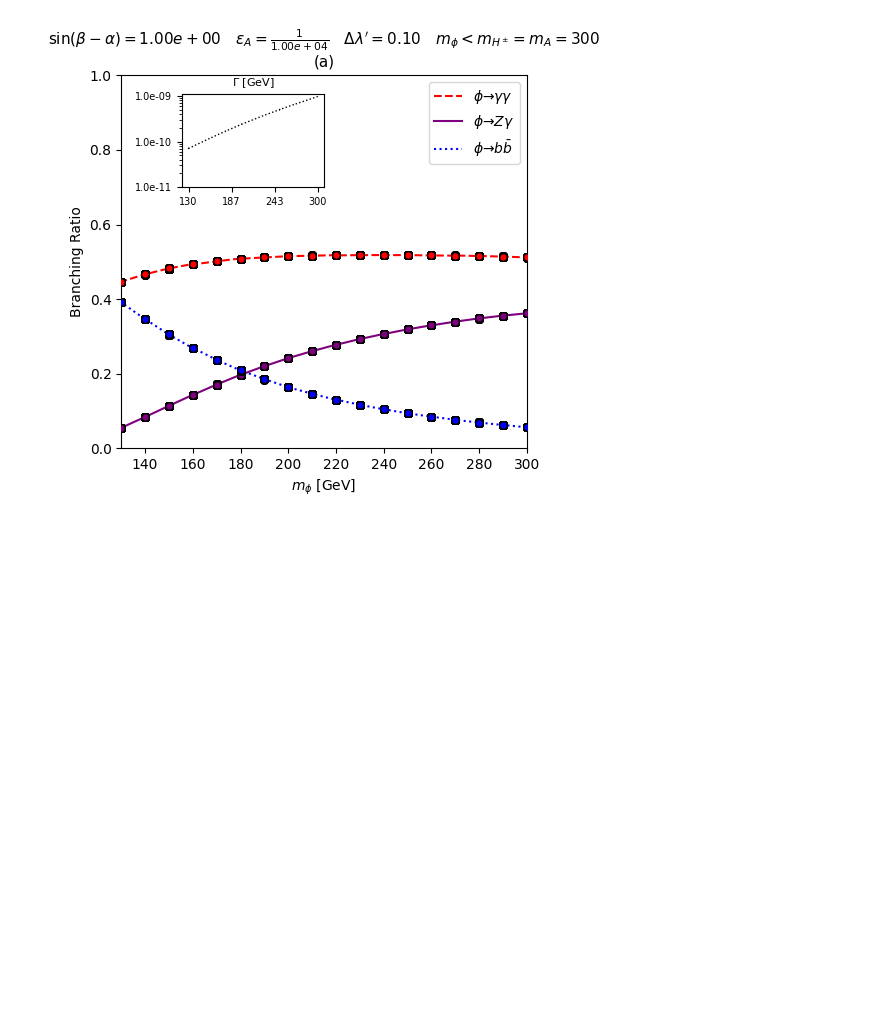
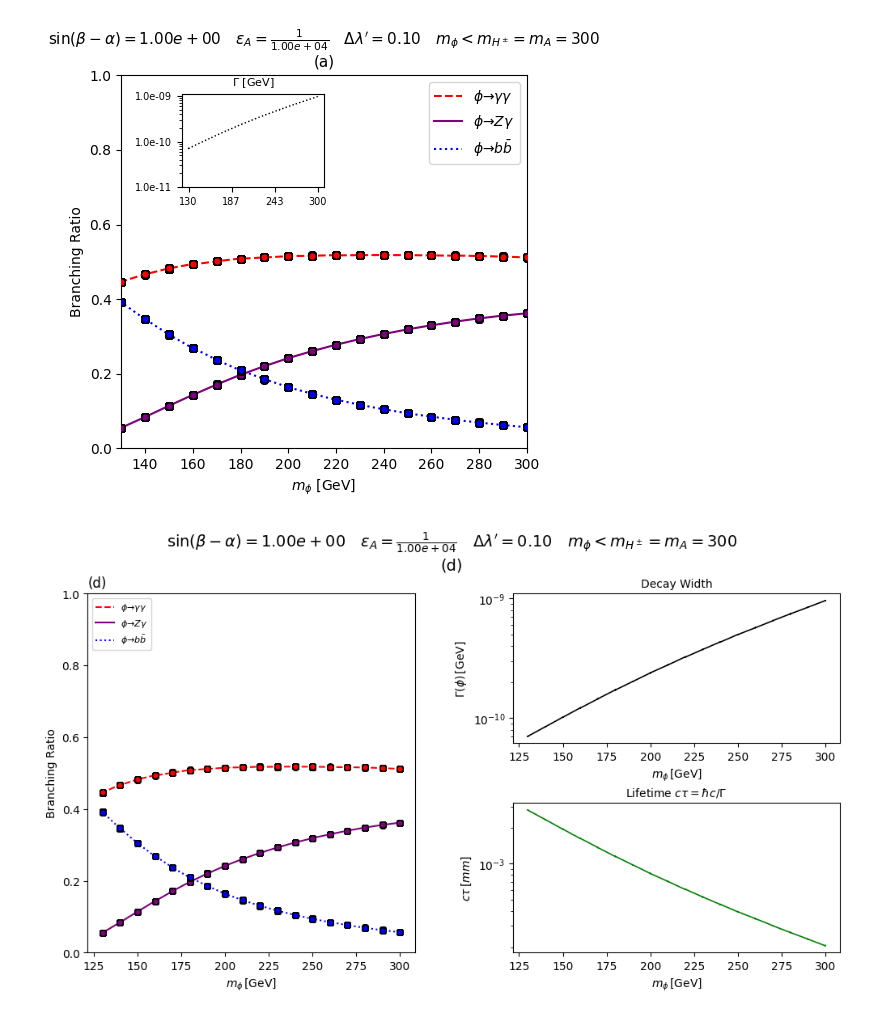
Before and after one commit to fbientrigo/dihiggs, a Jupyter notebook: mlpython/06_valid_points/06c_construcGraph.ipynb, the cells around one changed output. Drawn from its saved outputs; the diff is of its cells as text; code cells hidden in the pictures; blank space fills up the shorter version.

Commit message:
working version parall and results from phys model at tan1e4

```diff
--- a/mlpython/06_valid_points/06c_construcGraph.ipynb
+++ b/mlpython/06_valid_points/06c_construcGraph.ipynb
@@ -200,3 +177,11 @@ for idx, row in df_curve.iterrows():
 plot_branchings(results, subplot_tag="(a)")
 # %% [output]
 [figure]
+# %%
+plot_branchings_and_lifetime(results,
+    lifetime_unit="mm",
+    lifetime_log=True,
+    width_log=True
+)
+# %% [output]
+[figure, added]
```
Also changed, not shown: parts of 7 cells of this notebook, 21 other files.
